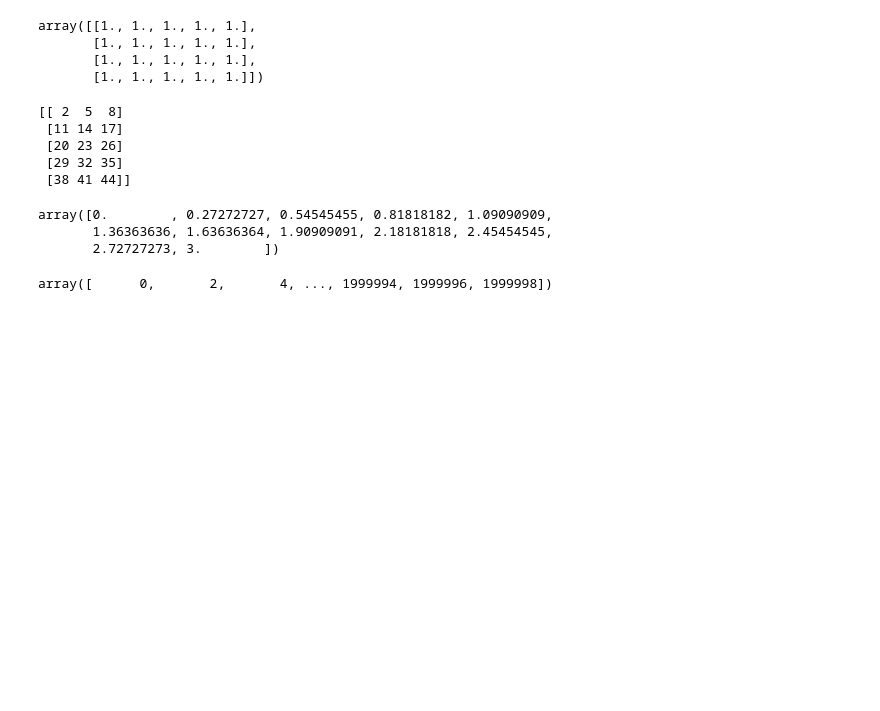
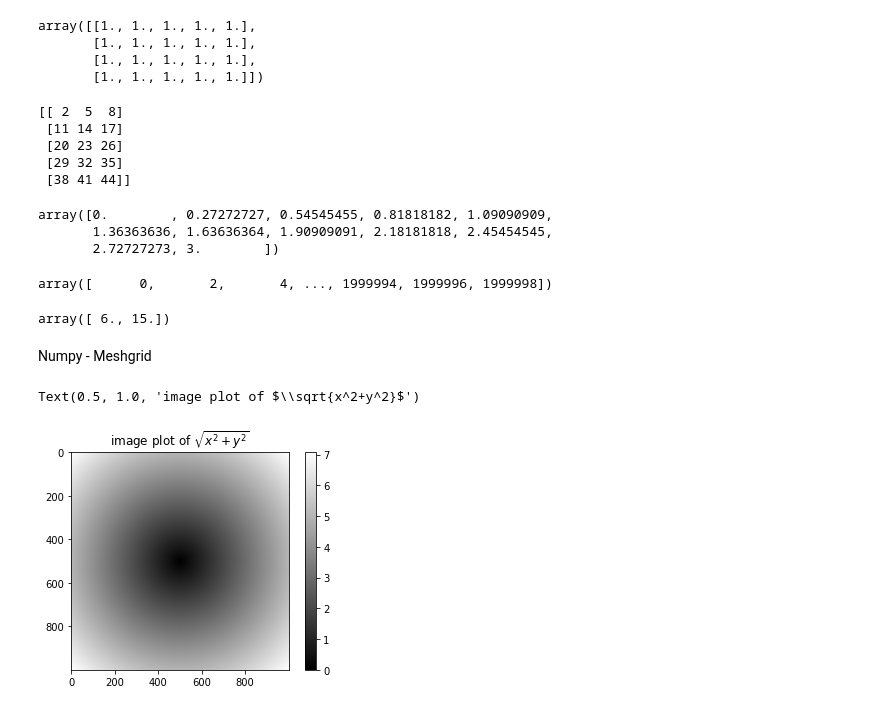
Before and after one commit to AbnerTeng/python-notes, a Jupyter notebook: practice2.ipynb, the cells around one changed output. Drawn from its saved outputs; the diff is of its cells as text; code cells hidden in the pictures; blank space fills up the shorter version.

```diff
--- a/practice2.ipynb
+++ b/practice2.ipynb
@@ -90,3 +94,27 @@ my_arr2 = my_arr*2
 my_arr2
 # %% [output]
 array([      0,       2,       4, ..., 1999994, 1999996, 1999998])
+# %%
+x = np.array([[1.,2.,3.],[4.,5.,6.]])
+mat1 = np.ones(3)
+mat1
+mat2 = np.dot(x, mat1)
+mat2
+# %% [output]
+array([ 6., 15.])
+# %% [markdown]
+Numpy - Meshgrid
+# %%
+import matplotlib.pyplot as plt
+
+points = np.arange(-5,5,0.01)
+xx, yy = np.meshgrid(points, points)
+yy
+
+z = np.sqrt(xx ** 2 + yy ** 2 )
+
+plt.imshow(z, cmap = plt.cm.gray);plt.colorbar()
+plt.title("image plot of $\sqrt{x^2+y^2}$")
+# %% [output]
+Text(0.5, 1.0, 'image plot of $\\sqrt{x^2+y^2}$')
+[figure, added]
```
Also changed, not shown: parts of 13 cells of this notebook.
